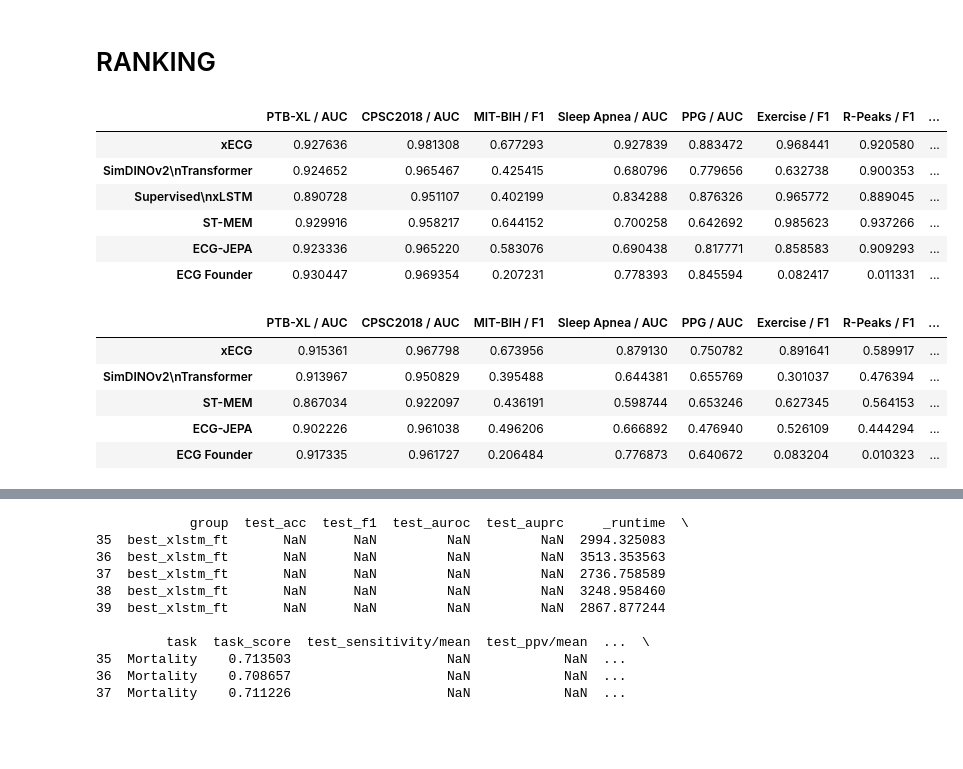
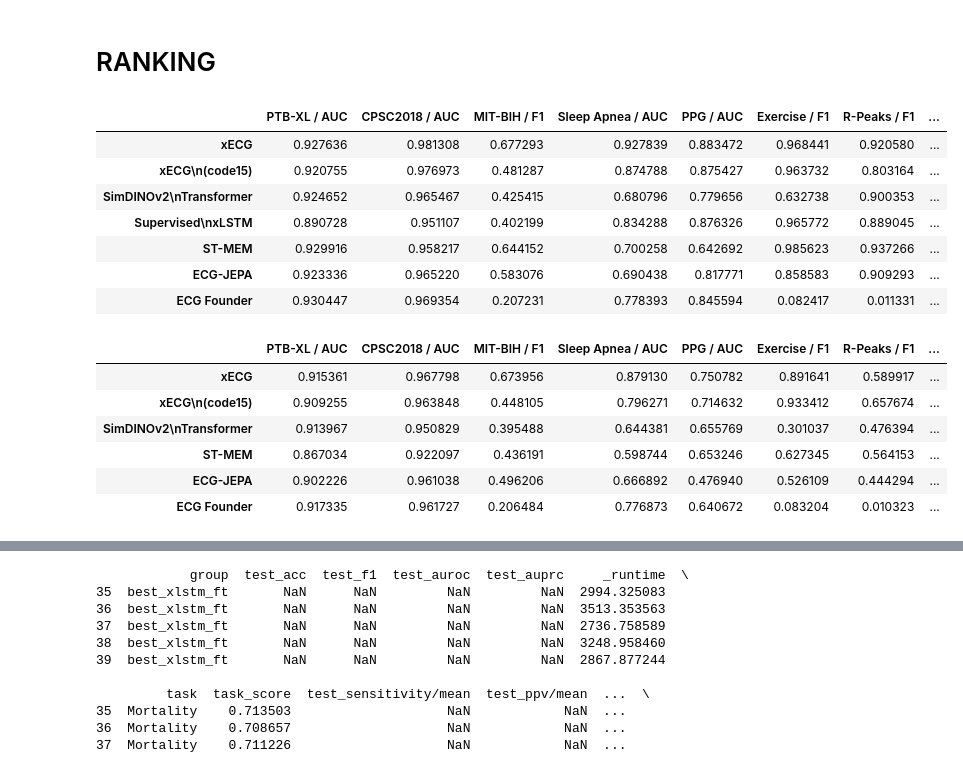
Before and after one commit to Lobster1911/bench-xecg-indian-benchmark, a Jupyter notebook: metrics.ipynb, the cells around one changed output, grey strips where cells are left out. Cells and saved outputs as stored; diff of their text form; code cells hidden in the pictures; blank space fills up the shorter version.

Commit message:
fixed metrics for code 15 xlstm

```diff
--- a/metrics.ipynb
+++ b/metrics.ipynb
@@ -1201,3 +1098,11 @@ best_stmem_lp  3.861175e-05
 # %%
 records_sleep_apnea_orig = get_records("train-sleep-apnea_bis", metrics=["test_acc", "test_f1", "test_auc", '_runtime'], regex="^best_")
 # rename the columns to match other datasets
+# %%
+print(records_sleep_apnea_orig[-1])
+# rename best_code_15_xlstm_ft_3m to best_code15_xlstm_ft
+for record in records_sleep_apnea_orig:
+    if record['group'] == 'best_code_15_xlstm_ft_3m':
+        record['group'] = 'best_code15_xlstm_ft_3m'
+
+print(records_sleep_apnea_orig[-1])
@@ -1204,16 +1112,17 @@ records_sleep_apnea_orig = get_records("train-sleep-apnea_bis", metrics=["test_a
 # %%
-ft_groups_sa = ['best_stmem_ft_10s', 'best_jepa_ft_1m', 'best_ecgfm_ft_9m', 'best_trans_ft_9m', 'best_xlstm_ft_5m','best_xlstm_sup']
+ft_groups_sa = ['best_stmem_ft_10s', 'best_jepa_ft_1m', 'best_ecgfm_ft_9m', 'best_trans_ft_9m', 'best_xlstm_ft_5m','best_xlstm_sup', 'best_code15_xlstm_ft_3m']
 
 # keep only idxs in ft_groups_sa
 records_sleep_apnea = [record.copy() for record in records_sleep_apnea_orig if record['group'] in ft_groups_sa + lp_groups]
-print(records_sleep_apnea)
+print([record['group'] for record in records_sleep_apnea])
 # rename the groups to remove the time suffix
 
 for record in records_sleep_apnea:
     if not record['group'].endswith('sup') and not record['group'].endswith('lp'):
         record['group'] = record['group'].rsplit('_', 1)[0]
 
-print(records_sleep_apnea)
+# print(records_sleep_apnea)
 formatted_df_sleep_apnea = get_dataframe_from_records(records_sleep_apnea)
-print(formatted_df_sleep_apnea)
+# print(formatted_df_sleep_apnea)
+print(formatted_df_sleep_apnea.index.tolist())
 # %% [output]
@@ -1971,9 +1898,9 @@ for i, records in enumerate([records_ptb_xl, records_cpsc, records_mit_cls, reco
 # %%
 categories = ['PTB-XL', 'CPSC2018', 'MIT-BIH', 'Sleep Apnea', 'PPG AF', 'Exercise', 'R-peak', 'Age', 'Blood test', 'Mortality']
 categories_metric = ['PTB-XL / AUC', 'CPSC2018 / AUC', 'MIT-BIH / F1', 'Sleep Apnea / AUC', 'PPG / AUC', 'Exercise / F1', 'R-Peaks / F1', 'Age / MAE', 'LAB test / AUC', 'Mortality / CI']
-methods = ['ST-MEM', 'ECG-JEPA', 'ECG Founder', 'SimDINOv2\nTransformer', 'xECG', 'Supervised\nxLSTM']
+methods = ['ST-MEM', 'ECG-JEPA', 'ECG Founder', 'SimDINOv2\nTransformer', 'xECG', 'xECG\n(code15)', 'Supervised\nxLSTM']
 
-reindex_ft = [4, 3, 5, 0, 1, 2]
+reindex_ft = [4, 5, 3, 6, 0, 1, 2]
 
 def get_full_results(dfs, reindex, is_ft):
     end = 'ft' if is_ft else 'lp'
@@ -1982,92 +1909,104 @@ def get_full_results(dfs, reindex, is_ft):
                             dfs[0].loc[f'best_jepa_{end}']['test_auroc'],
                             dfs[0].loc[f'best_ecgfm_{end}']['test_auroc'],
                             dfs[0].loc[f'best_trans_{end}']['test_auroc'],
-                            dfs[0].loc[f'best_xlstm_{end}']['test_auroc']],
+                            dfs[0].loc[f'best_xlstm_{end}']['test_auroc'],
+                            dfs[0].loc[f'best_code15_xlstm_{end}']['test_auroc']],
         'CPSC2018 / AUC': [ dfs[1].loc[f'best_stmem_{end}']['test_auroc'],
                             dfs[1].loc[f'best_jepa_{end}']['test_auroc'],
                             dfs[1].loc[f'best_ecgfm_{end}']['test_auroc'],
                             dfs[1].loc[f'best_trans_{end}']['test_auroc'],
-                            dfs[1].loc[f'best_xlstm_{end}']['test_auroc']],
+                            dfs[1].loc[f'best_xlstm_{end}']['test_auroc'],
+                            dfs[1].loc[f'best_code15_xlstm_{end}']['test_auroc']],
         'MIT-BIH / F1': [   dfs[2].loc[f'best_stmem_{end}']['test_f1/mean'],
                             dfs[2].loc[f'best_jepa_{end}']['test_f1/mean'],
                             dfs[2].loc[f'best_ecgfm_{end}']['test_f1/mean'],
                             dfs[2].loc[f'best_trans_{end}']['test_f1/mean'],
-                            dfs[2].loc[f'best_xlstm_{end}']['test_f1/mean']],
+                            dfs[2].loc[f'best_xlstm_{end}']['test_f1/mean'],
+                            dfs[2].loc[f'best_code15_xlstm_{end}']['test_f1/mean']],
         'Sleep Apnea / AUC': [ dfs[3].loc[f'best_stmem_{end}']['test_auc'],
                             dfs[3].loc[f'best_jepa_{end}']['test_auc'],
                             dfs[3].loc[f'best_ecgfm_{end}']['test_auc'],
                             dfs[3].loc[f'best_trans_{end}']['test_auc'],
-                            dfs[3].loc[f'best_xlstm_{end}']['test_auc']],
+                            dfs[3].loc[f'best_xlstm_{end}']['test_auc'],
+                            dfs[3].loc[f'best_code15_xlstm_{end}']['test_auc']],
         'PPG / AUC': [      dfs[4].loc[f'best_stmem_{end}']['test_auroc'],
                             dfs[4].loc[f'best_jepa_{end}']['test_auroc'],
                             dfs[4].loc[f'best_ecgfm_{end}']['test_auroc'],
                             dfs[4].loc[f'best_trans_{end}']['test_auroc'],
-                            dfs[4].loc[f'best_xlstm_{end}']['test_auroc']],
+                            dfs[4].loc[f'best_xlstm_{end}']['test_auroc'],
+                            dfs[4].loc[f'best_code15_xlstm_{end}']['test_auroc']],
         'Exercise / F1': [  dfs[5].loc[f'best_stmem_{end}']['test_f1_20'],
                             dfs[5].loc[f'best_jepa_{end}']['test_f1_20'],
                             dfs[5].loc[f'best_ecgfm_{end}']['test_f1_20'],
                             dfs[5].loc[f'best_trans_{end}']['test_f1_20'],
-                            dfs[5].loc[f'best_xlstm_{end}']['test_f1_20']],
+                            dfs[5].loc[f'best_xlstm_{end}']['test_f1_20'],
+                            dfs[5].loc[f'best_code15_xlstm_{end}']['test_f1_20']],
         'R-Peaks / F1': [  dfs[6].loc[f'best_stmem_{end}']['test_f1_20'],
                             dfs[6].loc[f'best_jepa_{end}']['test_f1_20'],
                             dfs[6].loc[f'best_ecgfm_{end}']['test_f1_20'],
                             dfs[6].loc[f'best_trans_{end}']['test_f1_20'],
-                            dfs[6].loc[f'best_xlstm_{end}']['test_f1_20']],
+                            dfs[6].loc[f'best_xlstm_{end}']['test_f1_20'],
+                            dfs[6].loc[f'best_code15_xlstm_{end}']['test_f1_20']],
         'Age / MAE': [      1 - dfs[7].loc[f'best_stmem_{end}']['mean_rsmape'],
                             1 - dfs[7].loc[f'best_jepa_{end}']['mean_rsmape'],
                             1 - dfs[7].loc[f'best_ecgfm_{end}']['mean_rsmape'],
                             1 - dfs[7].loc[f'best_trans_{end}']['mean_rsmape'],
-                            1 - dfs[7].loc[f'best_xlstm_{end}']['mean_rsmape']],
+                            1 - dfs[7].loc[f'best_xlstm_{end}']['mean_rsmape'],
+                            1 - dfs[7].loc[f'best_code15_xlstm_{end}']['mean_rsmape']],
         'LAB test / AUC': [ dfs[8].loc[f'best_stmem_{end}']['test_auroc_avg'],
                             dfs[8].loc[f'best_jepa_{end}']['test_auroc_avg'],
                             dfs[8].loc[f'best_ecgfm_{end}']['test_auroc_avg'],
                             dfs[8].loc[f'best_trans_{end}']['test_auroc_avg'],
-                            dfs[8].loc[f'best_xlstm_{end}']['test_auroc_avg']],
+                            dfs[8].loc[f'best_xlstm_{end}']['test_auroc_avg'],
+                            dfs[8].loc[f'best_code15_xlstm_{end}']['test_auroc_avg']],
         'Mortality / CI': [ dfs[9].loc[f'best_stmem_{end}']['test_ci'],
                             dfs[9].loc[f'best_jepa_{end}']['test_ci'],
                             dfs[9].loc[f'best_ecgfm_{end}']['test_ci'],
                             dfs[9].loc[f'best_trans_{end}']['test_ci'],
-                            dfs[9].loc[f'best_xlstm_{end}']['test_ci']]
+                            dfs[9].loc[f'best_xlstm_{end}']['test_ci'],
+                            dfs[9].loc[f'best_code15_xlstm_{end}']['test_ci']],
     }# RANKING
 
     if is_ft:
         data['PTB-XL / AUC'].append(dfs[0].loc[f'best_xlstm_sup']['test_auroc'])
         data['CPSC2018 / AUC'].append(dfs[1].loc[f'best_xlstm_sup']['test_auroc'])
         data['MIT-BIH / F1'].append(dfs[2].loc[f'best_xlstm_sup']['test_f1/mean'])
         data['Sleep Apnea / AUC'].append(dfs[3].loc[f'best_xlstm_sup']['test_auc'])
         data['PPG / AUC'].append(dfs[4].loc[f'best_xlstm_sup']['test_auroc'])
         data['Exercise / F1'].append(dfs[5].loc[f'best_xlstm_sup']['test_f1_20'])
         data['R-Peaks / F1'].append(dfs[6].loc[f'best_xlstm_sup']['test_f1_20'])
         data['Age / MAE'].append(1 - dfs[7].loc[f'best_xlstm_sup']['mean_rsmape'])
         data['LAB test / AUC'].append(dfs[8].loc[f'best_xlstm_sup']['test_auroc_avg'])
         data['Mortality / CI'].append(dfs[9].loc[f'best_xlstm_sup']['test_ci'])
         data['Sleep Apnea / AUC'][4] = dfs[3].loc[f'best_xlstm_ft']['test_auc']
 
     if reindex is not None:
         df = pd.DataFrame(data, index=methods if is_ft else methods[:-1])
         df = df.reindex(df.index[reindex])
     else:
         df = pd.DataFrame(data)
 
     return df
 
 df_raw = get_full_results(dfs, reindex_ft, is_ft=True)
 df_raw.head(n=10)
 # %% [output]
 |  | PTB-XL / AUC | CPSC2018 / AUC | MIT-BIH / F1 | Sleep Apnea / AUC | PPG / AUC | Exercise / F1 | R-Peaks / F1 | ... |
 | xECG | 0.927636 | 0.981308 | 0.677293 | 0.927839 | 0.883472 | 0.968441 | 0.920580 | ... |
+| xECG\n(code15) | 0.920755 | 0.976973 | 0.481287 | 0.874788 | 0.875427 | 0.963732 | 0.803164 | ... |
 | SimDINOv2\nTransformer | 0.924652 | 0.965467 | 0.425415 | 0.680796 | 0.779656 | 0.632738 | 0.900353 | ... |
 | Supervised\nxLSTM | 0.890728 | 0.951107 | 0.402199 | 0.834288 | 0.876326 | 0.965772 | 0.889045 | ... |
 | ST-MEM | 0.929916 | 0.958217 | 0.644152 | 0.700258 | 0.642692 | 0.985623 | 0.937266 | ... |
 | ECG-JEPA | 0.923336 | 0.965220 | 0.583076 | 0.690438 | 0.817771 | 0.858583 | 0.909293 | ... |
 | ECG Founder | 0.930447 | 0.969354 | 0.207231 | 0.778393 | 0.845594 | 0.082417 | 0.011331 | ... |
 # %%
-reindex_lp = [4, 3, 0, 1, 2]
+reindex_lp = [4, 5, 3, 0, 1, 2]
 df_lp_raw = get_full_results(dfs, reindex_lp, is_ft=False)
 df_lp_raw
 # %% [output]
 |  | PTB-XL / AUC | CPSC2018 / AUC | MIT-BIH / F1 | Sleep Apnea / AUC | PPG / AUC | Exercise / F1 | R-Peaks / F1 | ... |
 | xECG | 0.915361 | 0.967798 | 0.673956 | 0.879130 | 0.750782 | 0.891641 | 0.589917 | ... |
+| xECG\n(code15) | 0.909255 | 0.963848 | 0.448105 | 0.796271 | 0.714632 | 0.933412 | 0.657674 | ... |
 | SimDINOv2\nTransformer | 0.913967 | 0.950829 | 0.395488 | 0.644381 | 0.655769 | 0.301037 | 0.476394 | ... |
 | ST-MEM | 0.867034 | 0.922097 | 0.436191 | 0.598744 | 0.653246 | 0.627345 | 0.564153 | ... |
 | ECG-JEPA | 0.902226 | 0.961038 | 0.496206 | 0.666892 | 0.476940 | 0.526109 | 0.444294 | ... |
```
Also changed, not shown: parts of 91 cells of this notebook.
